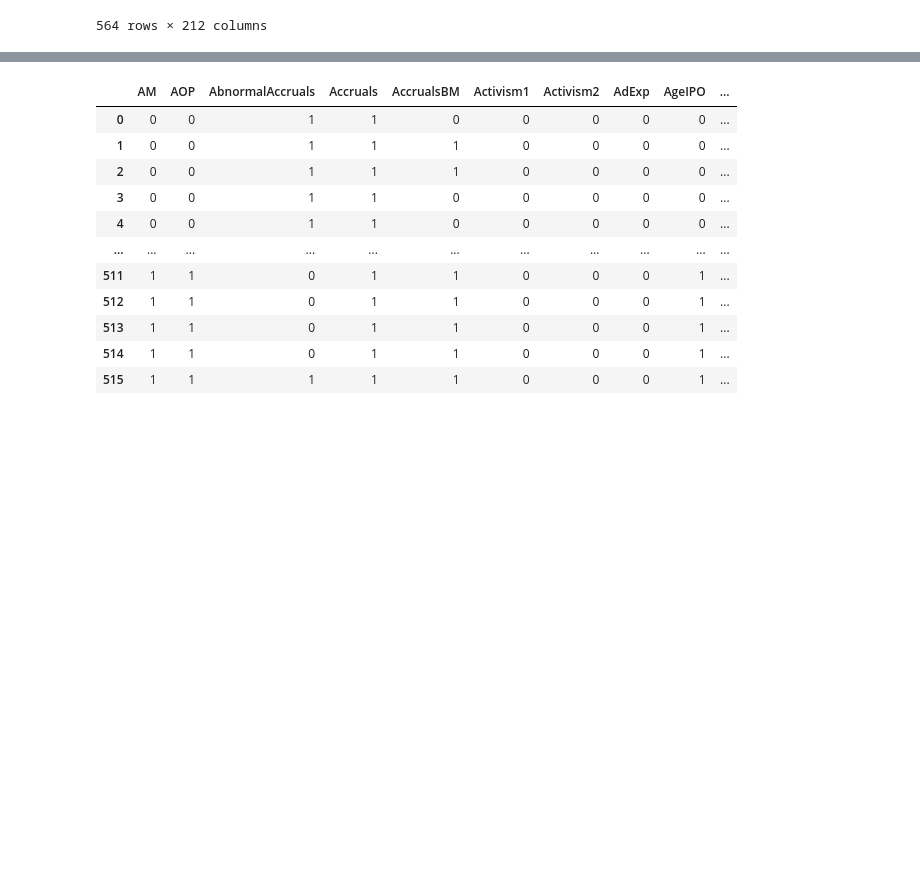
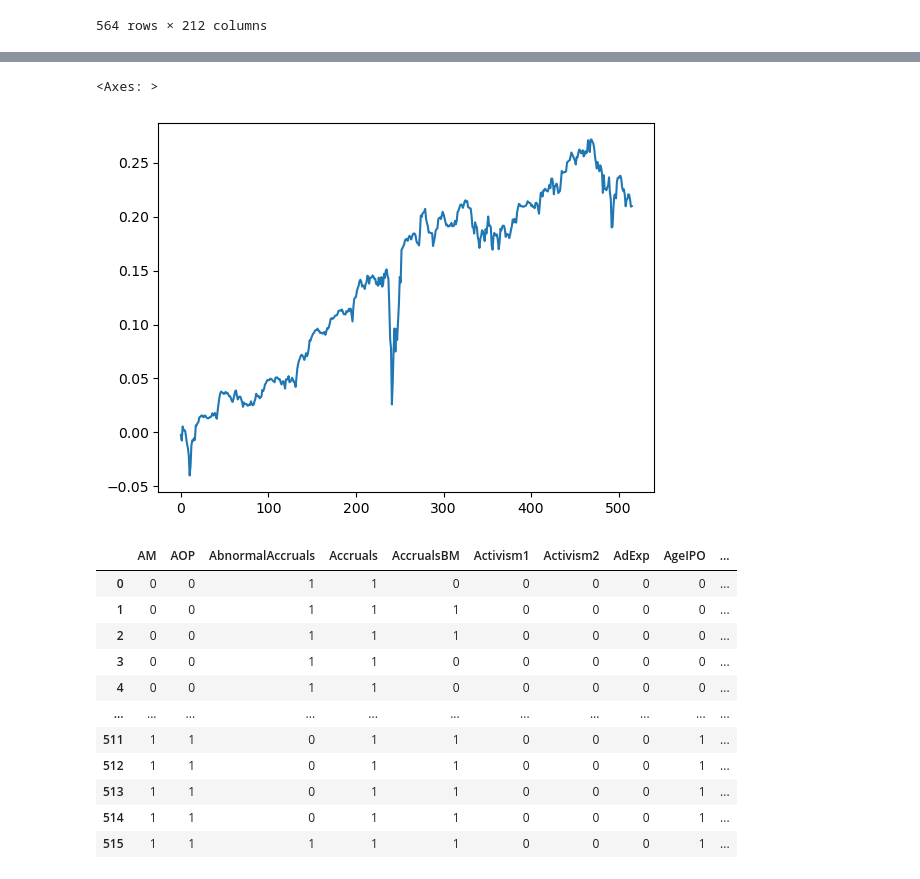
Before and after one commit to Raymondli073/Factor_timing, a Jupyter notebook: factor_timing_strat.ipynb, the cells around one changed output, grey strips where cells are left out. Cells and saved outputs as stored; diff of their text form; code cells hidden in the pictures; blank space fills up the shorter version.

```diff
--- a/factor_timing_strat.ipynb
+++ b/factor_timing_strat.ipynb
@@ -120,0 +278,28 @@ df_cum0
+# %%
+df_jkp = pd.read_csv('/Users/raymondli/Desktop/[usa]_[all_themes]_[monthly]_[vw_cap].csv')
+accruals = df_jkp[df_jkp['name']=='accruals']
+debt_issuance = df_jkp[df_jkp['name']=='debt_issuance']
+investment = df_jkp[df_jkp['name']=='investment']
+low_leverage = df_jkp[df_jkp['name']=='low_leverage']
+low_risk = df_jkp[df_jkp['name']=='low_risk']
+momentum = df_jkp[df_jkp['name']=='momentum']
+profit_growth = df_jkp[df_jkp['name']=='profit_growth']
+profitability = df_jkp[df_jkp['name']=='profitability']
+quality = df_jkp[df_jkp['name']=='quality']
+seasonality = df_jkp[df_jkp['name']=='seasonality']
+short_term_reversal= df_jkp[df_jkp['name']=='short_term_reversal']
+size= df_jkp[df_jkp['name']=='size']
+value= df_jkp[df_jkp['name']=='value']
+
+df_jkpfactors = pd.DataFrame()
+for name in [accruals,debt_issuance,investment,low_leverage,low_risk,momentum,profit_growth,profitability,quality,seasonality,short_term_reversal,size,value]:
+    date = pd.to_datetime(name['date'])
+    name = name.set_index(date)
+    name = name[name.index<'2024-09-30']
+    name = name[name.index>'1986-12-31']
+    name = name['ret']
+    df_jkpfactors = pd.concat([df_jkpfactors,name],axis=1)
+
+df_jkpfactors.columns=['accruals','debt_issuance','investment','low_leverage','low_risk','momentum','profit_growth','profitability','quality','seasonality','short_term_reversal','size','value']
+
+df_jkpfactors
@@ -121,3 +403,17 @@ df_cum0
+# %%
+df_signalMOM_neg = pd.DataFrame(0,index=np.arange(516),columns=df_ret.columns)
+for i in range(mom.shape[0]):
+    mom_series = mom.iloc[i,:]
+    for j in range(mom.shape[1]):
+        mom_ret = mom_series.iloc[j]
+        if mom_ret <= 0:
+            df_signalMOM_neg.iloc[i,j] = 1
+
+mom_port_ret_neg = (df_ret*df_signalMOM_neg).mean(axis=1)
+((1+mom_port_ret_neg/100).cumprod()-1).plot()
+# %% [output]
+<Axes: >
+[figure, added]
 # %%
 # factor momentum strategy
 
```
Also changed, not shown: parts of 13 cells of this notebook.
